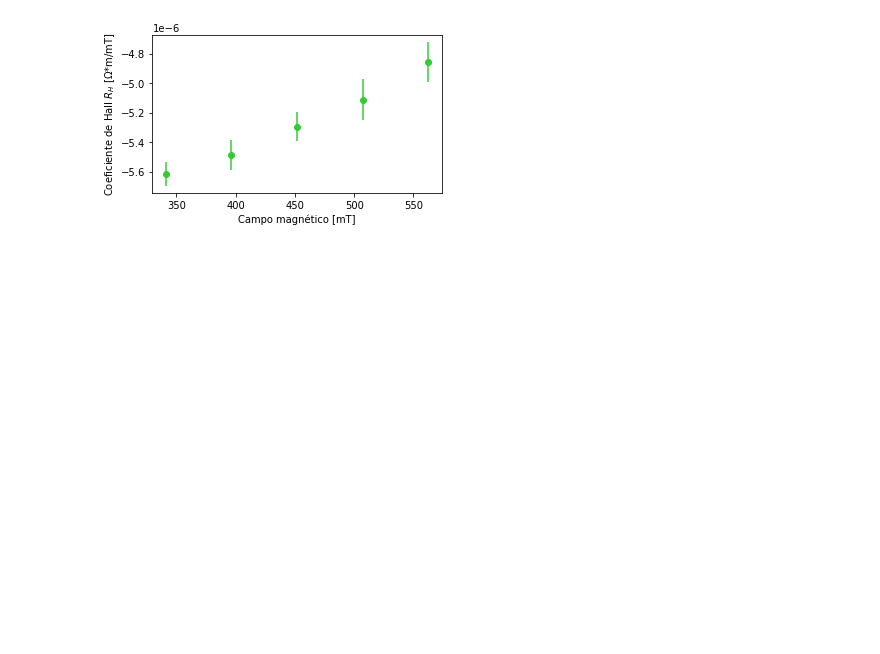
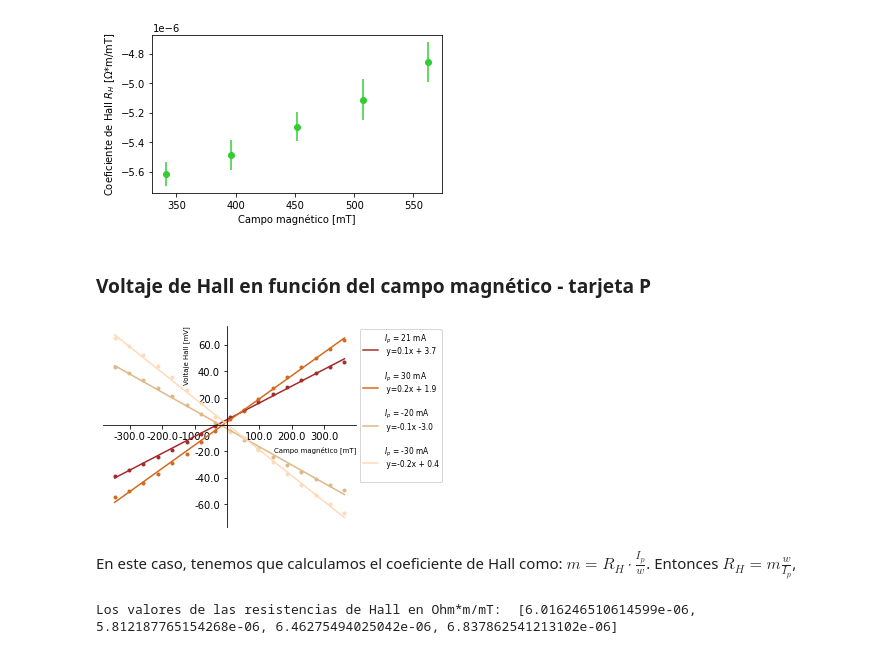
Before and after one commit to sofiaalvarezlopez/Laboratorio-Intermedio, a Jupyter notebook: Efecto Hall/Efecto Hall.ipynb, the cells around one changed output. Saved outputs shown, nothing was run; the diff lists cells and outputs as text; code cells hidden in the pictures; blank space fills up the shorter version.

```diff
--- a/Efecto Hall/Efecto Hall.ipynb
+++ b/Efecto Hall/Efecto Hall.ipynb
@@ -190,3 +190,45 @@ plt.tight_layout()
 plt.savefig('Hall_coeff_tarjeta_n.pdf')
 # %% [output]
 [figure]
+# %% [markdown]
+### Voltaje de Hall en función del campo magnético - tarjeta P
+# %%
+p_V_B = pd.read_excel('Efecto_Hall.xlsx', sheet_name='p V-B')
+# %%
+p_V_B['Campo (mT)'] = p_V_B['Corriente (A)']*popt_act1[0] + popt_act1[1]
+# %%
+x = np.linspace(p_V_B['Campo (mT)'][0], p_V_B['Campo (mT)'][len(p_V_B)-1], 100)
+popt_21, pcov_21 = curve_fit(ajuste_lineal, p_V_B['Campo (mT)'], p_V_B['Voltaje a 21 mA (mV)'])
+popt_30, pcov_30 = curve_fit(ajuste_lineal, p_V_B['Campo (mT)'], p_V_B['Voltaje a 30 mA (mV)'])
+popt_neg_20, pcov_neg_20 = curve_fit(ajuste_lineal, p_V_B['Campo (mT)'], p_V_B['Voltaje a -20 mA (mV)'])
+popt_neg_30, pcov_neg_30 = curve_fit(ajuste_lineal, p_V_B['Campo (mT)'], p_V_B['Voltaje a -30 mA (mV)'])
+# %%
+fig, ax = plt.subplots(figsize=(5,5/1.61616))
+i_b = 1.5
+colors = ['brown', 'chocolate', 'burlywood', 'peachpuff']
+for i,col in enumerate(p_V_B.columns):
+    if col != 'Corriente (A)' and col != 'Campo (mT)':
+        plt.plot(p_V_B['Campo (mT)'], p_V_B[col], '.',c=colors[i-1])
+        i_b += 0.25
+plt.plot(x, x*popt_21[0] + popt_21[1],c=colors[0], label= '$I_p$ = 21 mA \n' + ' y={:.1f}x + {:.1f}\n'.format(popt_21[0], popt_21[1]))
+plt.plot(x, x*popt_30[0] + popt_30[1],c=colors[1], label='$I_p$ = 30 mA \n' +' y={:.1f}x + {:.1f}\n'.format(popt_30[0], popt_30[1]))
+plt.plot(x, x*popt_neg_20[0] + popt_neg_20[1],c=colors[2], label='$I_p$ = -20 mA \n' + ' y={:.1f}x {:.1f}\n'.format(popt_neg_20[0], popt_neg_20[1]))
+plt.plot(x, x*popt_neg_30[0] + popt_neg_30[1],c=colors[3], label='$I_p$ = -30 mA \n' + ' y={:.1f}x + {:.1f}\n'.format(popt_neg_30[0], popt_neg_30[1]))
+
+ax.spines['left'].set_position('zero')
+ax.spines['right'].set_color('none')
+ax.spines['bottom'].set_position('zero')
+ax.spines['top'].set_color('none')
+func = lambda x, pos: "" if np.isclose(x,0) else x
+plt.gca().xaxis.set_major_formatter(ticker.FuncFormatter(func))
+plt.gca().yaxis.set_major_formatter(ticker.FuncFormatter(func))
+ax.set_xlabel('Campo magnético [mT]', fontsize=7, loc='right')
+ax.set_ylabel('Voltaje Hall [mV]', fontsize=7, loc='top')
+handles, labels = ax.get_legend_handles_labels()
+lgd = ax.legend(handles, labels, loc='upper left', bbox_to_anchor=(1, 1), prop={'size': 7.5})
+plt.tight_layout()
+fig.savefig('p-V-B.pdf')
+# %% [output]
+[figure, added]
+# %% [markdown]
+En este caso, tenemos que calculamos el coeficiente de Hall como: $m = R_H \cdot \frac{I_p}{w}$. Entonces $R_H = m \frac{w}{I_p}$,
@@ -192,0 +248,4 @@ plt.savefig('Hall_coeff_tarjeta_n.pdf')
+# %%
+print('Los valores de las resistencias de Hall en Ohm*m/mT: ', R_H_p_B)
+# %% [output]
+Los valores de las resistencias de Hall en Ohm*m/mT:  [6.016246510614599e-06, 5.812187765154268e-06, 6.46275494025042e-06, 6.837862541213102e-06]
```
Also changed, not shown: parts of 17 cells of this notebook, 10 other files.
